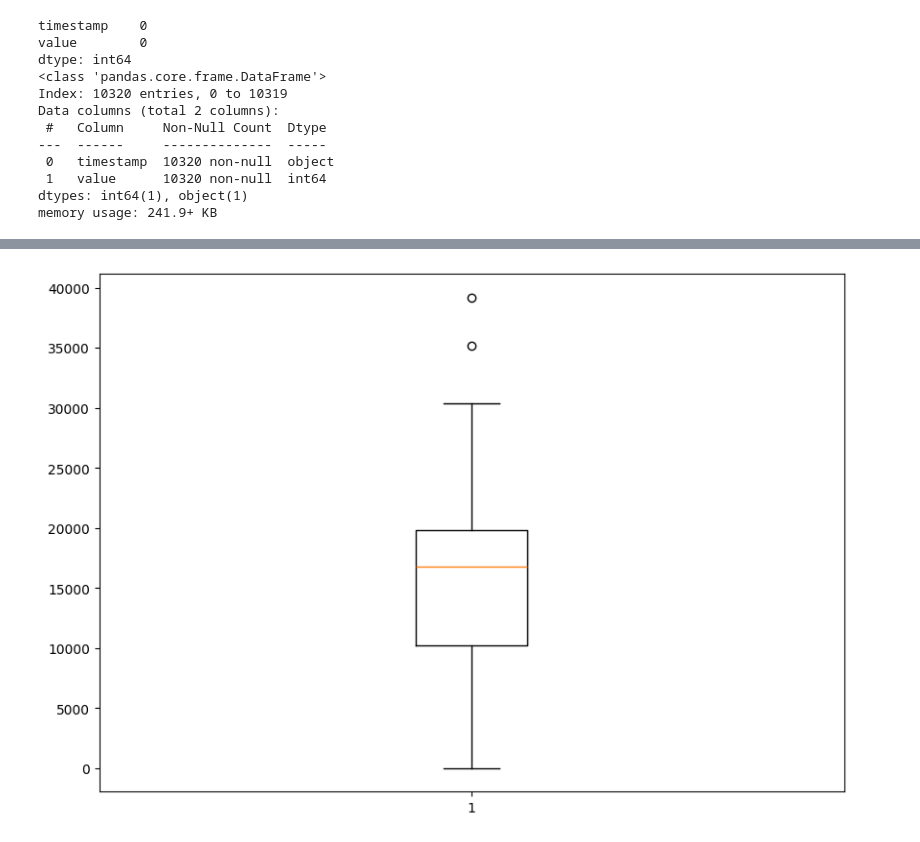
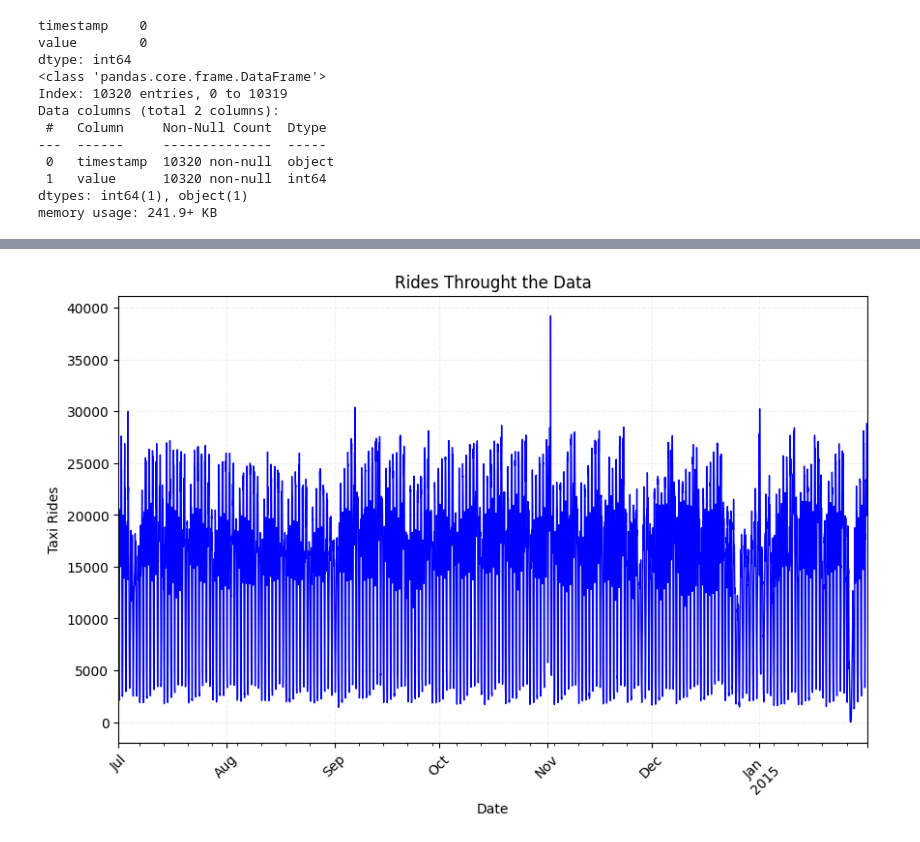
Before and after one commit to IKRAMJAAFAR/DeeL, a Jupyter notebook: data_analysis.ipynb, the cells around one changed output, grey strips where cells are left out. Cells and saved outputs as stored; diff of their text form; code cells hidden in the pictures.

```diff
--- a/data_analysis.ipynb
+++ b/data_analysis.ipynb
@@ -81,14 +85,16 @@ df.head()
-# %%
-# Creating dataset
-np.random.seed(10)
-data = df['value']
-
-fig = plt.figure(figsize =(10, 7))
-
-# Creating plot
-plt.boxplot(data)
-
-# show plot
-plt.show()
-# %% [output]
-[figure, removed]
+# %%
+df['value'].plot(figsize=(10, 6), color='blue', linewidth=1)
+
+
+plt.xlabel('Date')
+plt.ylabel('Taxi Rides')
+plt.title('Rides Throught the Data')
+
+
+plt.xticks(rotation=45)
+
+plt.grid(True, linestyle='--', alpha=0.2)
+
+plt.show()
+# %% [output]
+[figure, added]
```
Also changed, not shown: parts of 24 cells of this notebook.
